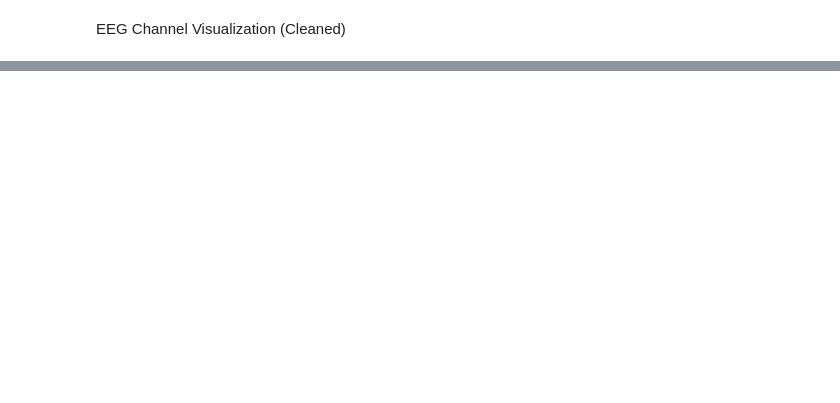
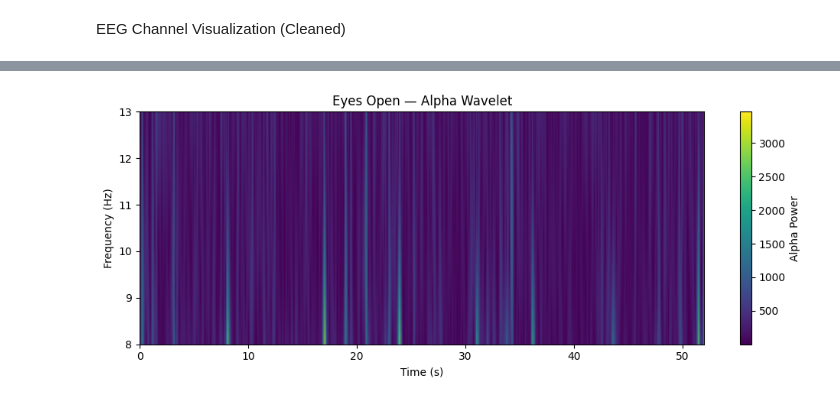
Before and after one commit to Jackhammer9/BrainDance-Core, a Jupyter notebook: Eye Classifier/EyeAnalysis.ipynb, the cells around one changed output, grey strips where cells are left out. Drawn from its saved outputs; the diff is of its cells as text; code cells hidden in the pictures; blank space fills up the shorter version.

```diff
--- a/Eye Classifier/EyeAnalysis.ipynb
+++ b/Eye Classifier/EyeAnalysis.ipynb
@@ -123,0 +142,60 @@ plt.show()
+# %%
+import numpy as np
+import matplotlib.pyplot as plt
+import pywt
+
+def alpha_wavelet(eeg, fs, fmin=8, fmax=13, num_freqs=20):
+    """
+    eeg: (T,)
+    fs: sampling rate
+    returns: freqs, power (freqs x time)
+    """
+    freqs = np.linspace(fmin, fmax, num_freqs)
+
+    # PyWavelets uses scales, not frequencies
+    scales = fs / freqs
+
+    coeffs, freqs_out = pywt.cwt(
+        eeg,
+        scales,
+        'morl',
+        sampling_period=1/fs
+    )
+
+    power = np.abs(coeffs)*50
+    return freqs, power
+
+def plot_alpha_wavelet(eeg, fs, title=""):
+    freqs, power = alpha_wavelet(eeg, fs)
+
+    t = np.arange(len(eeg)) / fs
+
+    plt.figure(figsize=(10, 4))
+    plt.imshow(
+        power,
+        aspect="auto",
+        origin="lower",
+        extent=[t[0], t[-1], freqs[0], freqs[-1]],
+        cmap="viridis"
+    )
+    plt.colorbar(label="Alpha Power")
+    plt.xlabel("Time (s)")
+    plt.ylabel("Frequency (Hz)")
+    plt.title(title)
+    plt.tight_layout()
+    plt.show()
+
+# eeg_open, eeg_closed shape: (C, T)
+ch = 1  # try several channels
+
+alpha_test = np.array([])
+for win in X_clean:
+    alpha_test = np.concatenate((alpha_test, win[ch]))
+
+plot_alpha_wavelet(
+    alpha_test,
+    250,
+    title="Eyes Open — Alpha Wavelet"
+)
+# %% [output]
+[figure, added]
```
Also changed, not shown: parts of 5 cells of this notebook, 5 other files.
